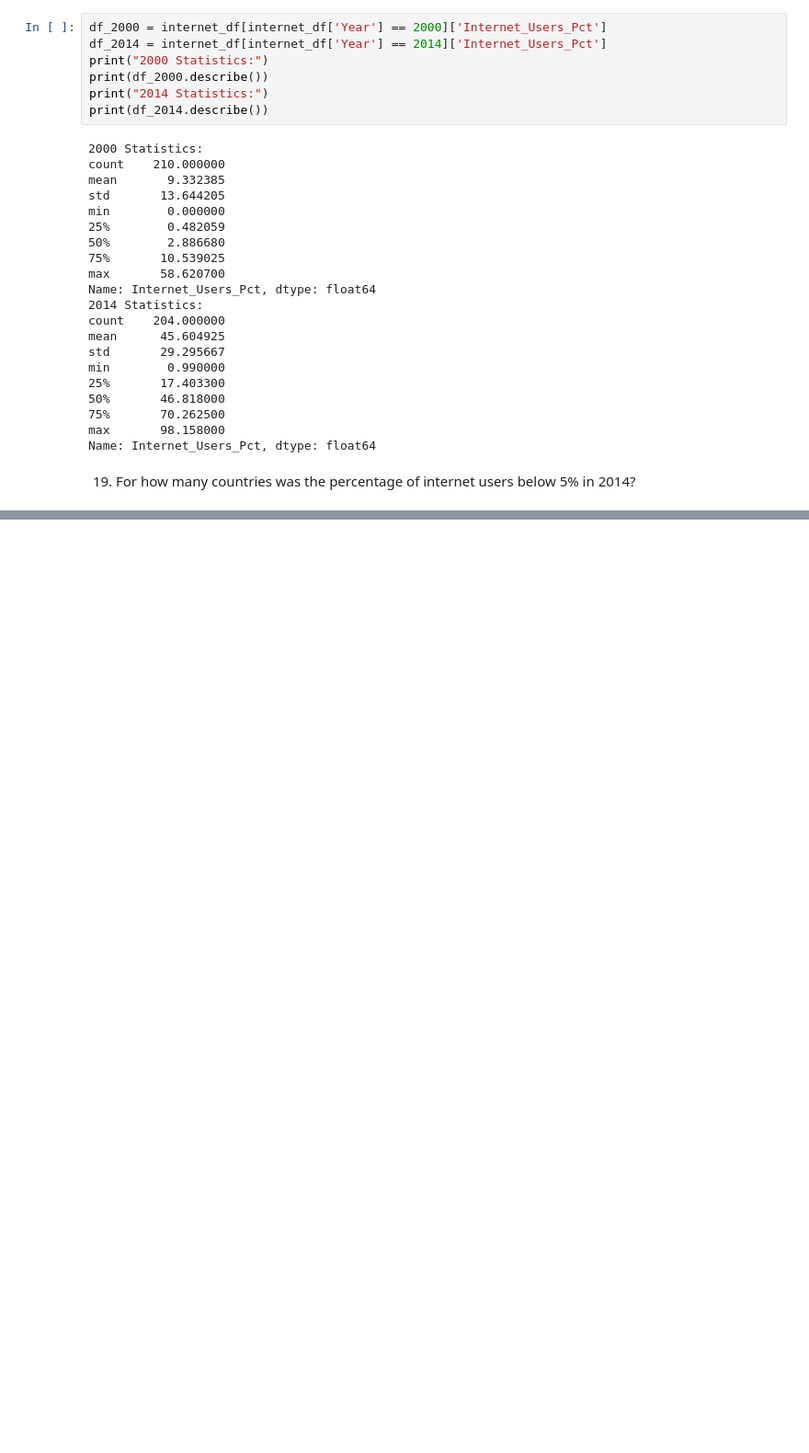
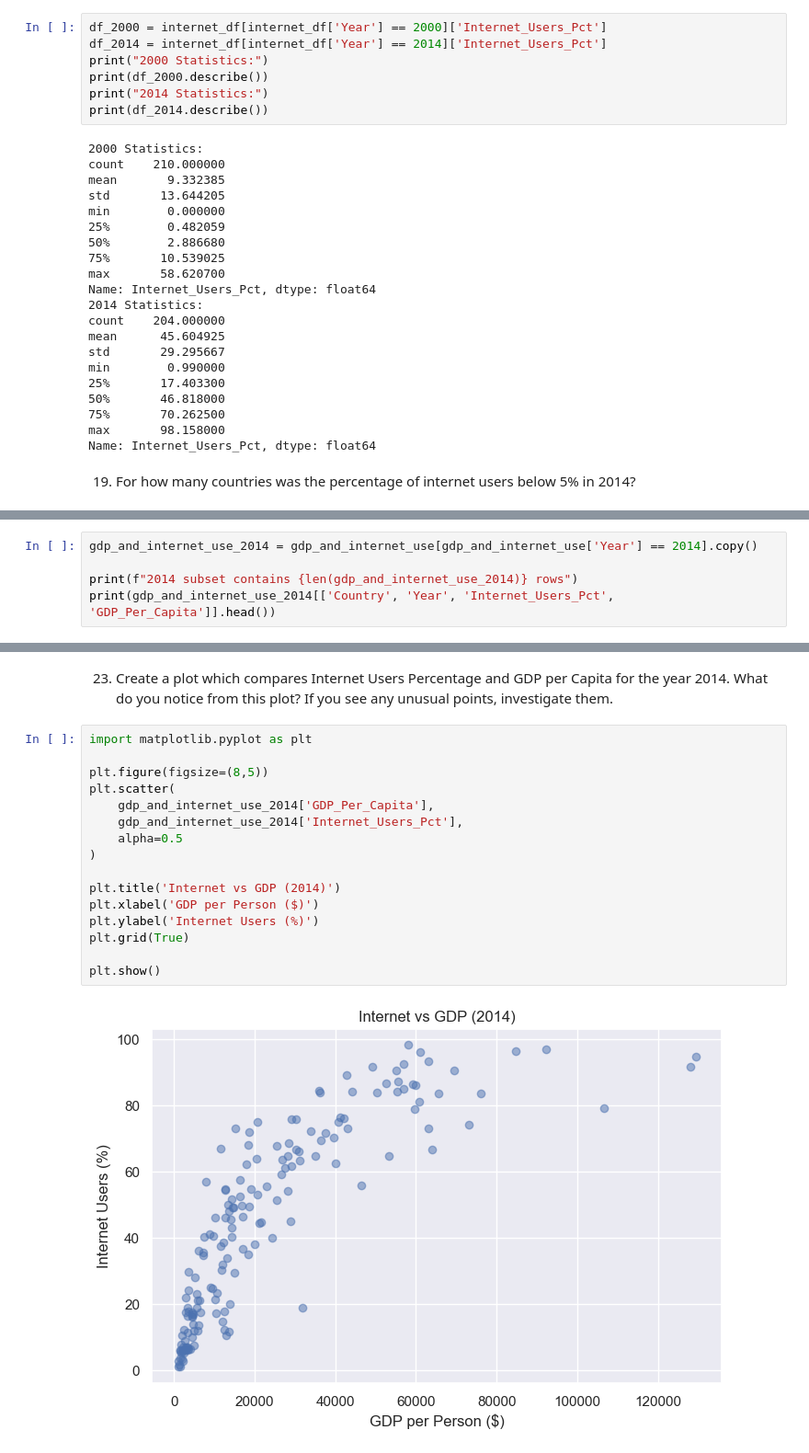
Before and after one commit to NSS-Data-Analytics-Cohort-14/gdp-and-internet-usage-seanfahey1127, a Jupyter notebook: notebooks/gdp_project.ipynb, the cells around one changed output, grey strips where cells are left out. Shown: that part at 92% size. Saved outputs shown, nothing was run; the diff lists cells and outputs as text; blank space fills up the shorter version.

```diff
--- a/notebooks/gdp_project.ipynb
+++ b/notebooks/gdp_project.ipynb
@@ -625,0 +743,5 @@ Name: Internet_Users_Pct, dtype: float64
+# %%
+gdp_and_internet_use_2014 = gdp_and_internet_use[gdp_and_internet_use['Year'] == 2014].copy()
+
+print(f"2014 subset contains {len(gdp_and_internet_use_2014)} rows")
+print(gdp_and_internet_use_2014[['Country', 'Year', 'Internet_Users_Pct', 'GDP_Per_Capita']].head())
@@ -625,0 +787,20 @@ Name: Internet_Users_Pct, dtype: float64
+# %% [markdown]
+23. Create a plot which compares Internet Users Percentage and GDP per Capita for the year 2014. What do you notice from this plot? If you see any unusual points, investigate them.
+# %%
+import matplotlib.pyplot as plt
+
+plt.figure(figsize=(8,5))
+plt.scatter(
+    gdp_and_internet_use_2014['GDP_Per_Capita'],
+    gdp_and_internet_use_2014['Internet_Users_Pct'],
+    alpha=0.5
+)
+
+plt.title('Internet vs GDP (2014)')
+plt.xlabel('GDP per Person ($)')
+plt.ylabel('Internet Users (%)')
+plt.grid(True)
+
+plt.show()
+# %% [output]
+[figure, added]
```
Also changed, not shown: parts of 22 cells of this notebook.
